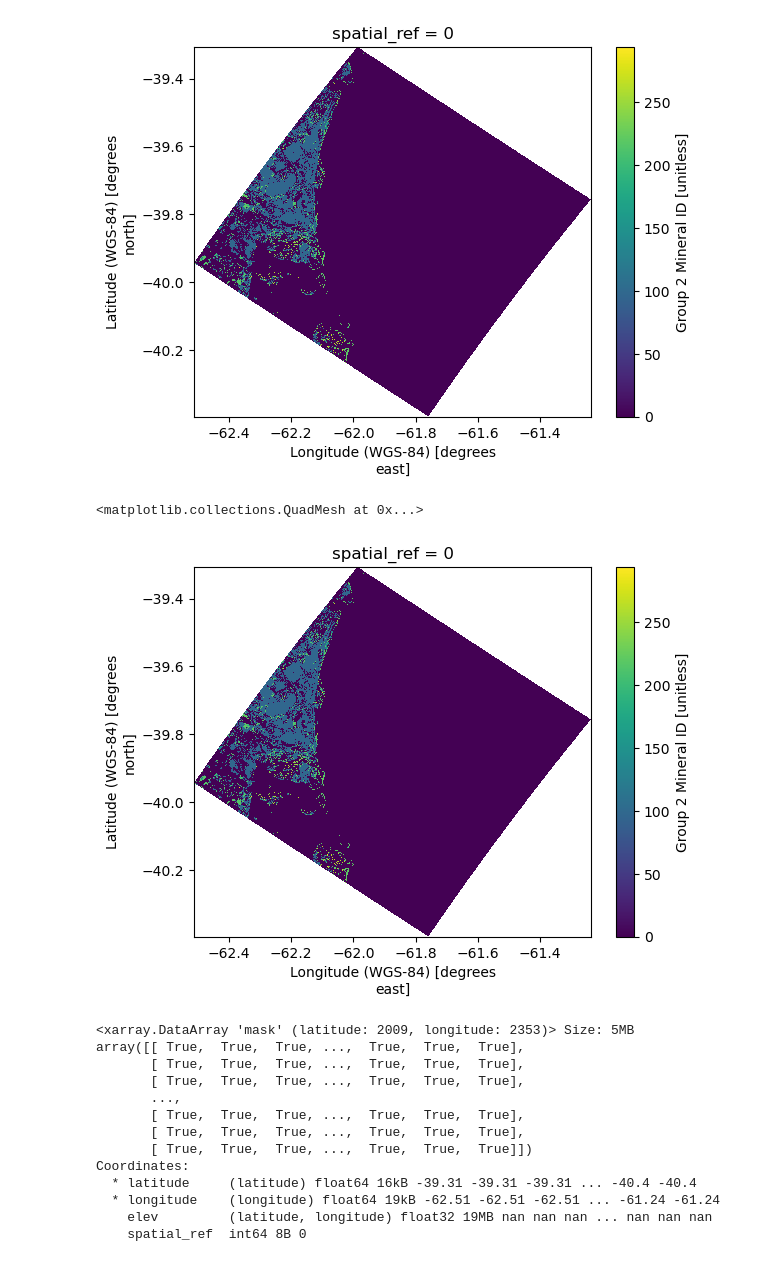
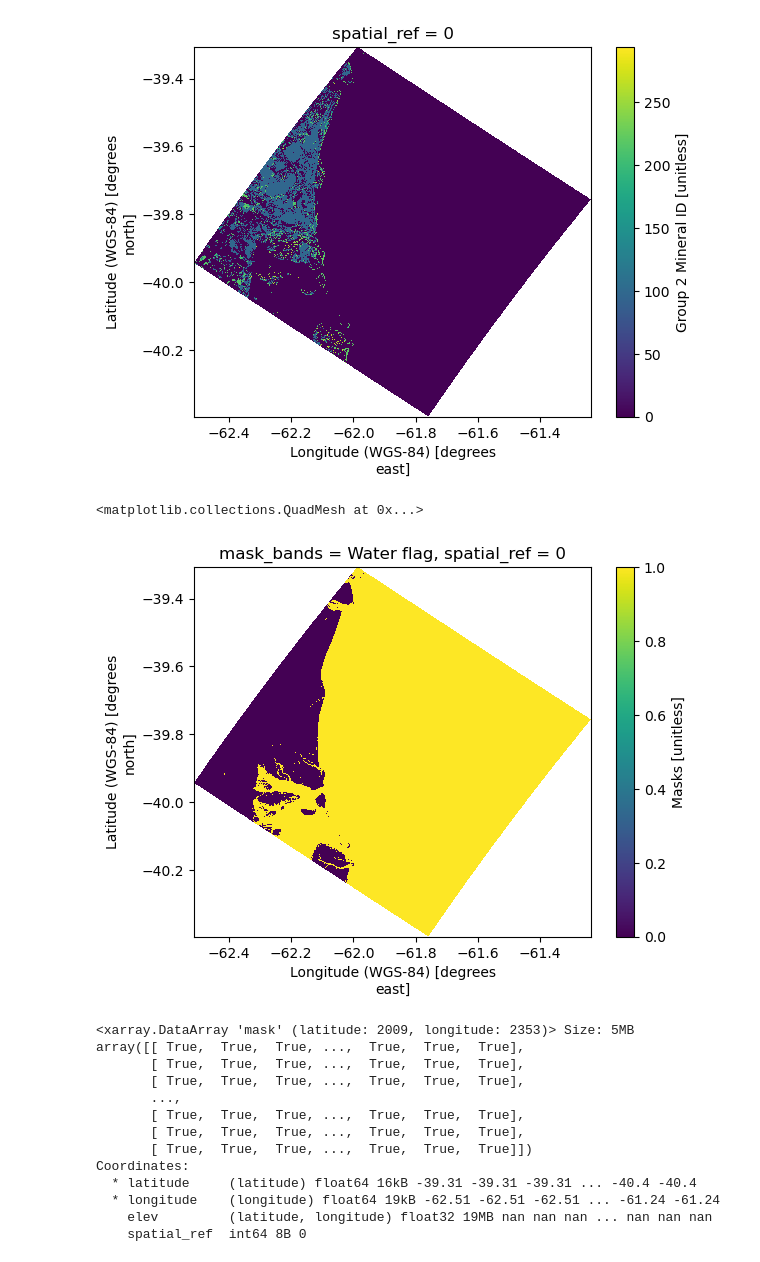
Before and after one commit to emit-sds/mined-lands, a Jupyter notebook: notebooks/granules.ipynb, the cells around one changed output. Cells and saved outputs as stored; diff of their text form; code cells hidden in the pictures.

```diff
--- a/notebooks/granules.ipynb
+++ b/notebooks/granules.ipynb
@@ -170,10 +172,10 @@ ds.group_2_mineral_id.plot()
 [figure]
 # %%
 # Same plot, reduced code
-gran.load('group_2_mineral_id').plot()
+gran.load('mask').isel(mask_bands=2).plot()
 # %% [output]
 <matplotlib.collections.QuadMesh at 0x...>
-[figure, old version]
+[figure, new version]
 # %%
 # Filter on the cloud mask dimension
 gran.filterClouds([0, 1, 3])
```
Also changed, not shown: parts of 14 cells of this notebook, 10 other files.
